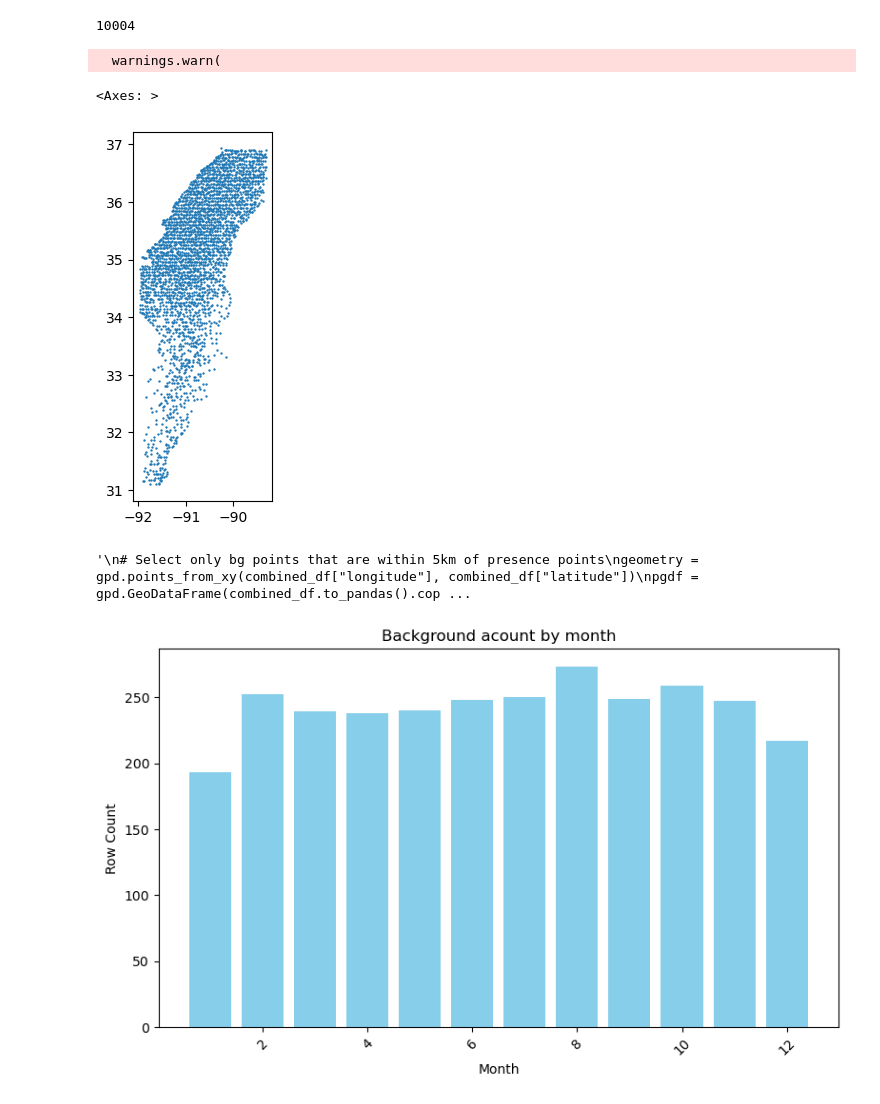
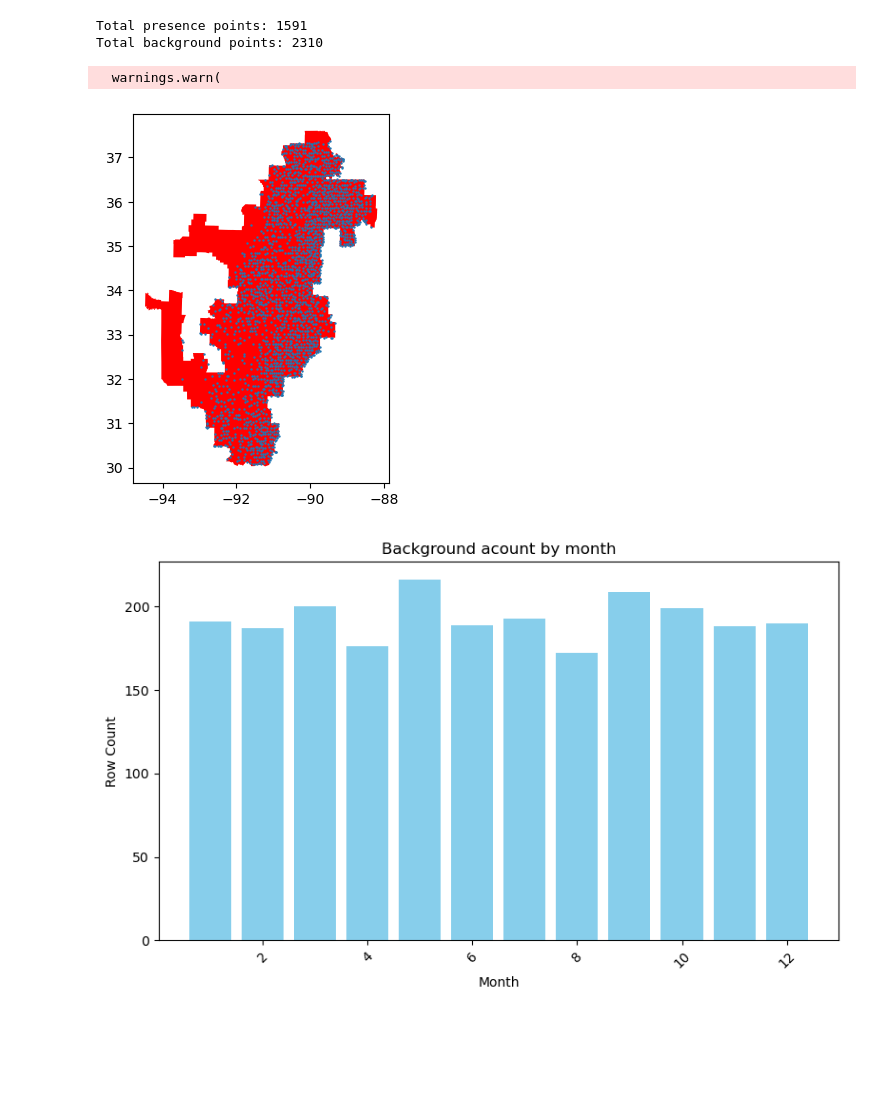
Before and after one commit to mkmitchell/biodiversity, a Jupyter notebook: maxent_model.ipynb, the cells around one changed output. Saved outputs shown, nothing was run; the diff lists cells and outputs as text; code cells hidden in the pictures; blank space fills up the shorter version.

```diff
--- a/maxent_model.ipynb
+++ b/maxent_model.ipynb
@@ -29,10 +30,12 @@ from sklearn.inspection import permutation_importance
 # %%
 parambasedir =  '/mnt/f/readyparams/param_csvs'
 baseoutputdir = '/mnt/f/readyparams'
-sp = 'Anaxyrus_americanus'
+sp = 'Protonotaria citrea'
+spgroup = 'avian'
+aoi = 'mav_counties_4326.parquet'
 # %%
 # Paths
-sp = sp.lower()
+sp = sp.lower().replace(' ', '_')
 
 if "HUGE" in baseoutputdir:
     outputdir = baseoutputdir
@@ -45,4 +48,6 @@ else:
 print(outputdir)
 
 pixel_area = 0.01
+
+aoi = gpd.read_parquet(os.path.join(parambasedir,aoi))
 # %% [output]
@@ -117,5 +155,5 @@ plt.show()
 # %%
-csv_files = glob.glob(os.path.join(parambasedir, f"*background*.csv"))
+csv_files = glob.glob(os.path.join(parambasedir, f"background*{spgroup}*.csv"))
 
 bgs = []
 for file_path in csv_files:
@@ -124,12 +162,12 @@ for file_path in csv_files:
     # Read CSV
     bg = pl.read_csv(file_path)
     # Extract lon/lat
-    bg = bg.with_columns([
-        pl.col(".geo").map_elements(lambda x: json.loads(x)["coordinates"][0], return_dtype=pl.Float64).alias("longitude"),
-        pl.col(".geo").map_elements(lambda x: json.loads(x)["coordinates"][1], return_dtype=pl.Float64).alias("latitude")
-    ])
+    #bg = bg.with_columns([
+    #    pl.col(".geo").map_elements(lambda x: json.loads(x)["coordinates"][0], return_dtype=pl.Float64).alias("longitude"),
+    #    pl.col(".geo").map_elements(lambda x: json.loads(x)["coordinates"][1], return_dtype=pl.Float64).alias("latitude")
+    #])
     # Drop unnecessary columns
-    bg = bg.drop(["system:index", ".geo"])
+    #bg = bg.drop(["system:index", ".geo"])
     bgs.append(bg)
 
 combined_bg = pl.concat(bgs, how='diagonal')
@@ -188,50 +226,46 @@ pseudoabsence_bias.plot(markersize=0.5)
 # %%
 geometry = gpd.points_from_xy(combined_bg["longitude"], combined_bg["latitude"])
 bgdf = gpd.GeoDataFrame(combined_bg.to_pandas().copy(), geometry=geometry, crs="EPSG:4326")
 pseudo = gpd.GeoDataFrame(geometry=pseudoabsence_bias, crs="EPSG:4326")
 
 
 A_with_nearest_B = gpd.sjoin_nearest(
     pseudo,bgdf,
     how="left",             # keep all A rows
     distance_col="dist_m"   # name the output distance column
 )
-print(len(A_with_nearest_B))
+
 # ---- Remove duplicates (keep only unique B points) ----
 unique_b_idxs = (
     A_with_nearest_B["index_right"]
     .dropna()
     .astype(int)
     .unique()
 )
 B_for_each_A = bgdf.loc[unique_b_idxs].reset_index(drop=True)
-B_for_each_A.plot(markersize=0.5)
+
+fig, ax = plt.subplots()
+aoi.plot(ax=ax, color='red')
+B_for_each_A.plot(ax=ax,markersize=0.5)
+
+print('Total presence points:',len(combined_df))
+print('Total background points:',len(B_for_each_A))
+
+summary = pd.Series([
+    f"Total presence points: {len(combined_df)}",
+    f"Total background points: {len(B_for_each_A)}"
+])
+
+summary.to_csv(
+    os.path.join(outputdir, f"PointNums_{sp}.txt"),
+    index=False,
+    header=False
+)
 # %% [output]
-10004
+Total presence points: 1591
+Total background points: 2310
   warnings.warn(
-<Axes: >
-[figure, old version]
+[figure, new version]
-# %%
-'''
-# Select only bg points that are within 5km of presence points
-geometry = gpd.points_from_xy(combined_df["longitude"], combined_df["latitude"])
-pgdf = gpd.GeoDataFrame(combined_df.to_pandas().copy(), geometry=geometry, crs="EPSG:4326")
-pgdf = pgdf.to_crs(5070)
-pgdfbuffer = pgdf.copy()
-pgdfbuffer['geometry'] = pgdfbuffer.buffer(5000)
-
-numcol = len(combined_bg.columns)
-geometry = gpd.points_from_xy(combined_bg["longitude"], combined_bg["latitude"])
-bgdf = gpd.GeoDataFrame(combined_bg.to_pandas().copy(), geometry=geometry, crs="EPSG:4326")
-bgdf = bgdf.to_crs(5070)
-combined_bg = bgdf.sjoin(pgdfbuffer, how='inner', predicate='intersects')
-combined_bg = combined_bg.iloc[:, :numcol]
-combined_bg = pd.DataFrame(combined_bg)
-combined_bg.columns = combined_bg.columns.str.replace('_left', '')
-combined_bg = pl.from_pandas(combined_bg)
-'''
-# %% [output]
-'\n# Select only bg points that are within 5km of presence points\ngeometry = gpd.points_from_xy(combined_df["longitude"], combined_df["latitude"])\npgdf = gpd.GeoDataFrame(combined_df.to_pandas().cop ...
 # %%
 # Count rows by month
 combined_bg = pl.from_pandas(B_for_each_A.drop(columns='geometry'))
@@ -259,7 +293,7 @@ plt.xticks(rotation=45)
 plt.tight_layout()
 plt.show()
 # %% [output]
-[figure, old version]
+[figure, new version]
 # %%
 # ------------------------
 # === Prepare Data ===
```
Also changed, not shown: parts of 16 cells of this notebook, 42 other files.
